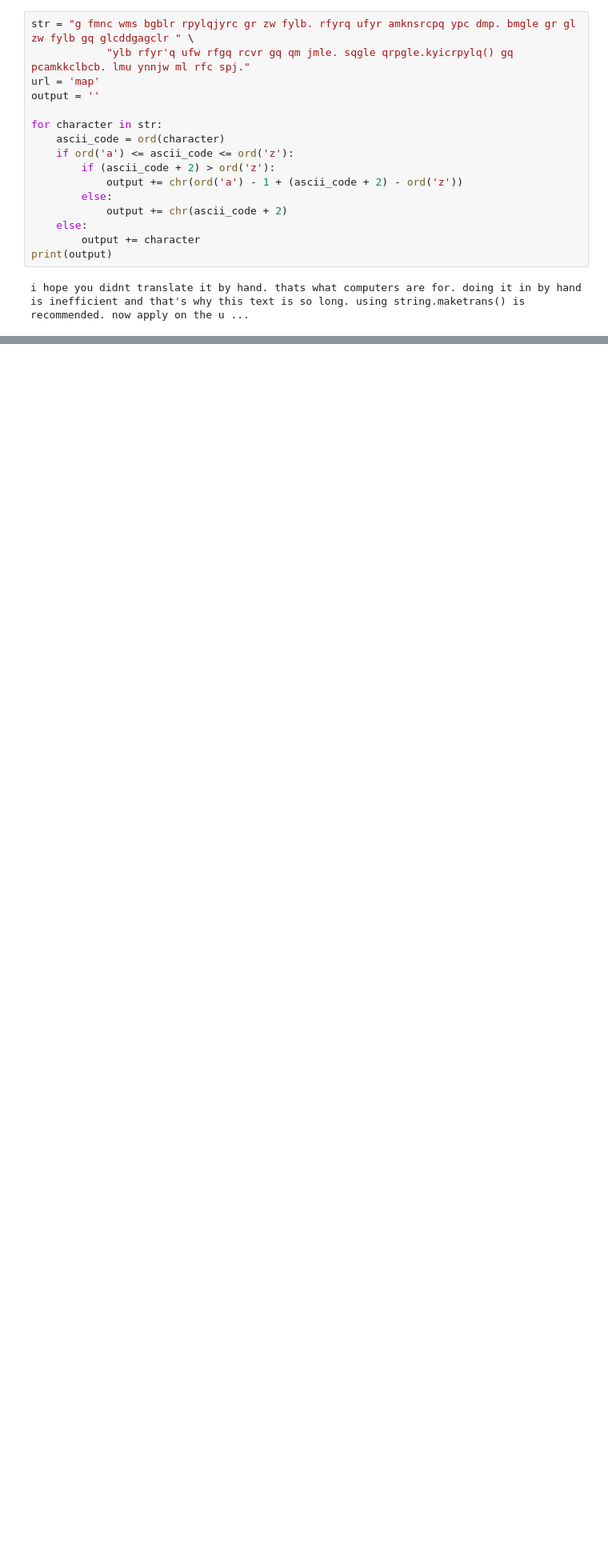
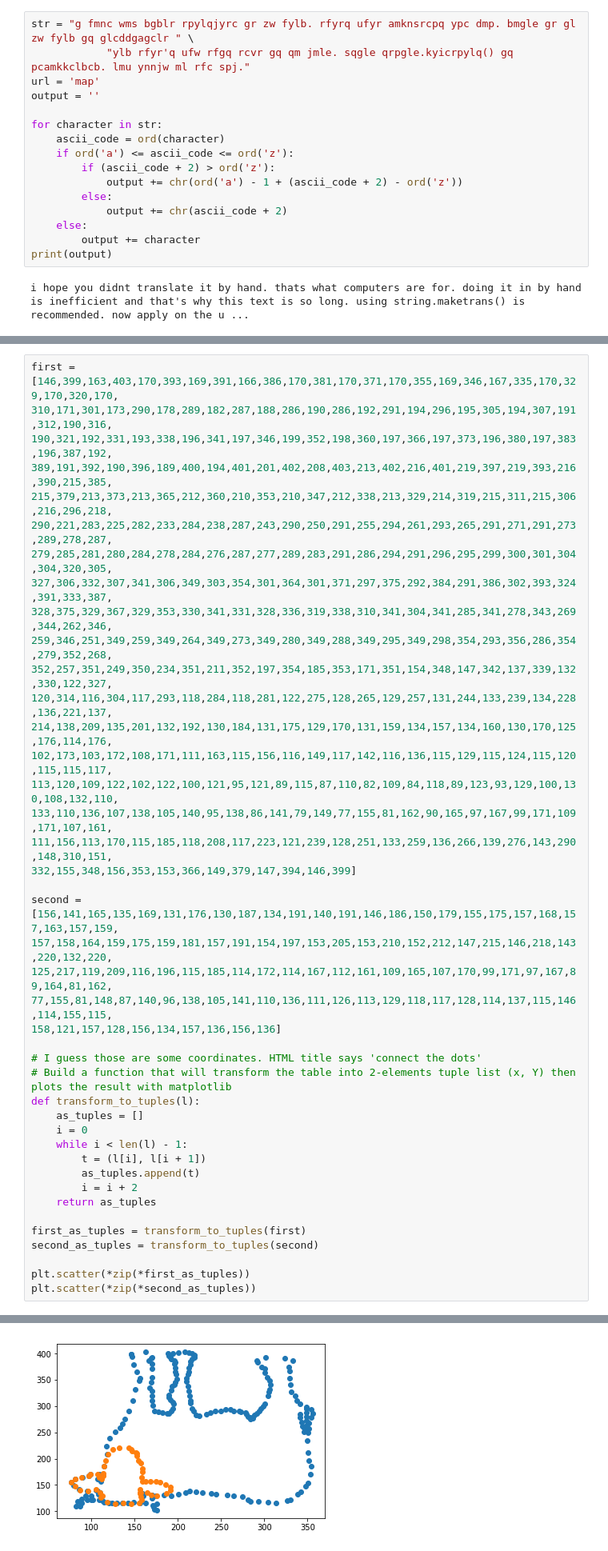
Before and after one commit to nidragedd/python_challenge_game, a Jupyter notebook: my_python_challenge_1_to_10.ipynb, the cells around one changed output, grey strips where cells are left out. Shown: that part at 80% size. Drawn from its saved outputs; the diff is of its cells as text; blank space fills up the shorter version.

```diff
--- a/my_python_challenge_1_to_10.ipynb
+++ b/my_python_challenge_1_to_10.ipynb
@@ -163,0 +216,43 @@ ntapohraweei
+# %%
+first = [146,399,163,403,170,393,169,391,166,386,170,381,170,371,170,355,169,346,167,335,170,329,170,320,170,
+310,171,301,173,290,178,289,182,287,188,286,190,286,192,291,194,296,195,305,194,307,191,312,190,316,
+190,321,192,331,193,338,196,341,197,346,199,352,198,360,197,366,197,373,196,380,197,383,196,387,192,
+389,191,392,190,396,189,400,194,401,201,402,208,403,213,402,216,401,219,397,219,393,216,390,215,385,
+215,379,213,373,213,365,212,360,210,353,210,347,212,338,213,329,214,319,215,311,215,306,216,296,218,
+290,221,283,225,282,233,284,238,287,243,290,250,291,255,294,261,293,265,291,271,291,273,289,278,287,
+279,285,281,280,284,278,284,276,287,277,289,283,291,286,294,291,296,295,299,300,301,304,304,320,305,
+327,306,332,307,341,306,349,303,354,301,364,301,371,297,375,292,384,291,386,302,393,324,391,333,387,
+328,375,329,367,329,353,330,341,331,328,336,319,338,310,341,304,341,285,341,278,343,269,344,262,346,
+259,346,251,349,259,349,264,349,273,349,280,349,288,349,295,349,298,354,293,356,286,354,279,352,268,
+352,257,351,249,350,234,351,211,352,197,354,185,353,171,351,154,348,147,342,137,339,132,330,122,327,
+120,314,116,304,117,293,118,284,118,281,122,275,128,265,129,257,131,244,133,239,134,228,136,221,137,
+214,138,209,135,201,132,192,130,184,131,175,129,170,131,159,134,157,134,160,130,170,125,176,114,176,
+102,173,103,172,108,171,111,163,115,156,116,149,117,142,116,136,115,129,115,124,115,120,115,115,117,
+113,120,109,122,102,122,100,121,95,121,89,115,87,110,82,109,84,118,89,123,93,129,100,130,108,132,110,
+133,110,136,107,138,105,140,95,138,86,141,79,149,77,155,81,162,90,165,97,167,99,171,109,171,107,161,
+111,156,113,170,115,185,118,208,117,223,121,239,128,251,133,259,136,266,139,276,143,290,148,310,151,
+332,155,348,156,353,153,366,149,379,147,394,146,399]
+
+second = [156,141,165,135,169,131,176,130,187,134,191,140,191,146,186,150,179,155,175,157,168,157,163,157,159,
+157,158,164,159,175,159,181,157,191,154,197,153,205,153,210,152,212,147,215,146,218,143,220,132,220,
+125,217,119,209,116,196,115,185,114,172,114,167,112,161,109,165,107,170,99,171,97,167,89,164,81,162,
+77,155,81,148,87,140,96,138,105,141,110,136,111,126,113,129,118,117,128,114,137,115,146,114,155,115,
+158,121,157,128,156,134,157,136,156,136]
+
+# I guess those are some coordinates. HTML title says 'connect the dots'
+# Build a function that will transform the table into 2-elements tuple list (x, Y) then plots the result with matplotlib
+def transform_to_tuples(l):
+    as_tuples = []
+    i = 0
+    while i < len(l) - 1:
+        t = (l[i], l[i + 1])
+        as_tuples.append(t)
+        i = i + 2
+    return as_tuples
+
+first_as_tuples = transform_to_tuples(first)
+second_as_tuples = transform_to_tuples(second)
+
+plt.scatter(*zip(*first_as_tuples))
+plt.scatter(*zip(*second_as_tuples))
+# %% [output]
@@ -163,0 +260 @@ ntapohraweei
+[figure, added]
```
Also changed, not shown: parts of 26 cells of this notebook, 5 other files.
